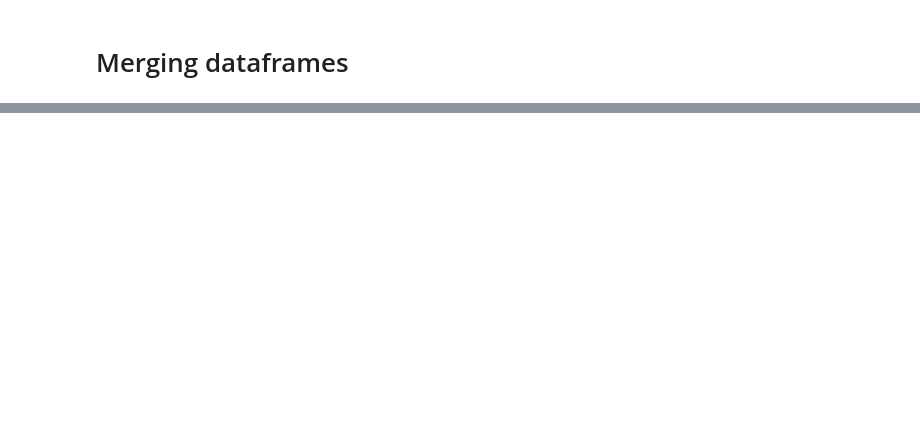
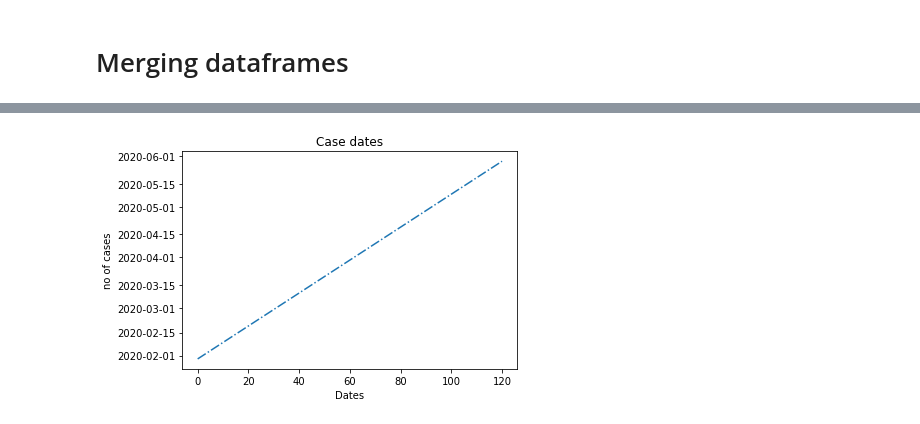
Before and after one commit to banuteja029/covid-19-india, a Jupyter notebook: covid_19_analysis.ipynb, the cells around one changed output, grey strips where cells are left out. Cells and saved outputs as stored; diff of their text form; code cells hidden in the pictures; blank space fills up the shorter version.

```diff
--- a/covid_19_analysis.ipynb
+++ b/covid_19_analysis.ipynb
@@ -588,2 +509,24 @@ india_loc.describe()
 # %% [markdown]
 # Merging dataframes
+# %%
+dataset= pd.DataFrame()
+
+dates = pd.DataFrame( { "Date": pd.date_range( dataset1.Date.min(),dataset1.Date.max() ) } )
+
+for state in States:
+
+    all_dates_df = pd.merge(dates, dataset1.loc[dataset1['State/UnionTerritory'] == state,:], on = "Date",how = "left")
+
+    all_dates_df['State/UnionTerritory'] = state
+
+    all_dates_df = all_dates_df.fillna(0)
+
+    all_dates_df['New Cases'] = all_dates_df['Confirmed'] - all_dates_df['Confirmed'].shift(1)
+
+#     print(state)
+#     display(all_dates_df.loc[all_dates_df['New Cases'] <  0,:])
+
+    dataset = pd.concat([dataset, all_dates_df],axis = 0)
+
+print("Finally we have a data of Size: ",dataset.shape)
+dataset.head()
@@ -589,0 +649,8 @@ india_loc.describe()
+# %%
+plt.plot(dataset.Date,linestyle="-.")
+plt.title('Case dates')
+plt.xlabel('Dates')
+plt.ylabel('no of cases')
+plt.show()
+# %% [output]
+[figure, added]
```
Also changed, not shown: parts of 35 cells of this notebook, 2 other files.
